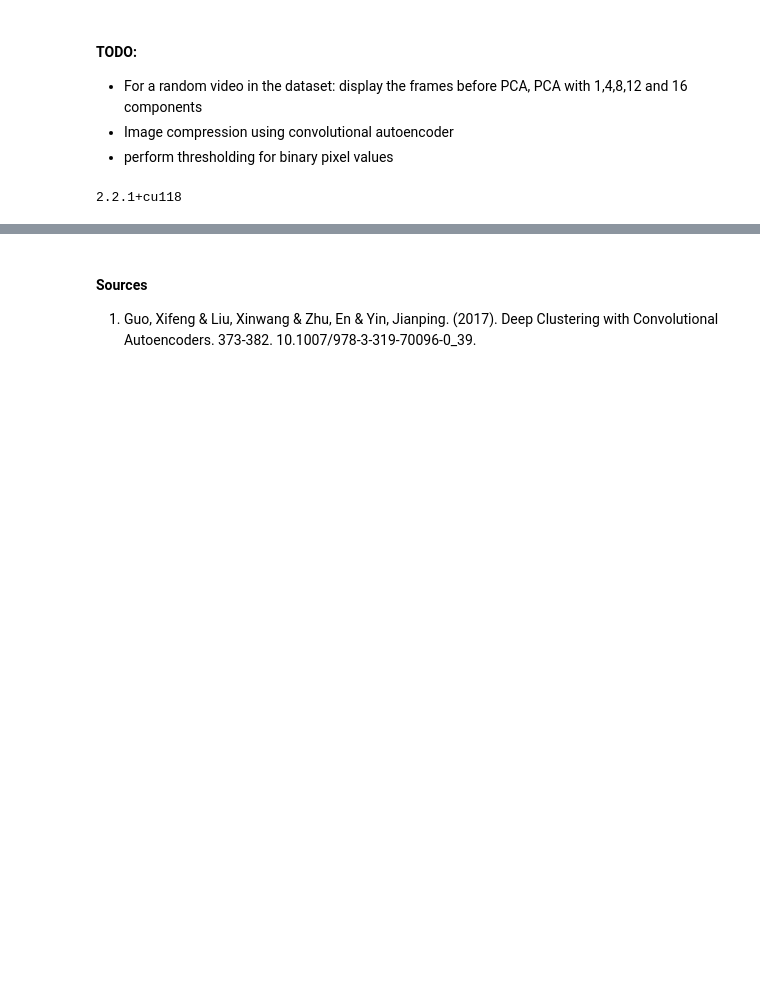
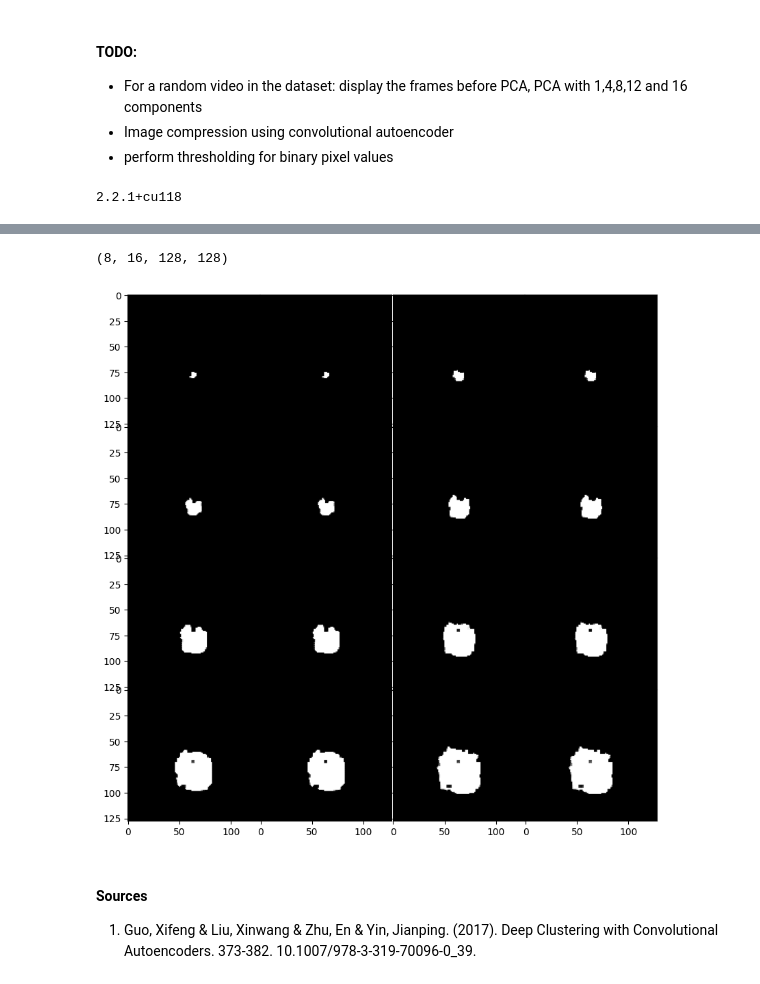
Before and after one commit to Kishok-S-123/Fire_Chimney, a Jupyter notebook: fire_chimney.ipynb, the cells around one changed output, grey strips where cells are left out. Saved outputs shown, nothing was run; the diff lists cells and outputs as text; code cells hidden in the pictures; blank space fills up the shorter version.

```diff
--- a/fire_chimney.ipynb
+++ b/fire_chimney.ipynb
@@ -190,3 +245,11 @@ for epoch in range(no_epochs):
+# %%
+results = torch.squeeze(test_recon,1).cpu().numpy()
+print(results.shape)
+
+display_frames(results[0,:,:,:])
+# %% [output]
+(8, 16, 128, 128)
+[figure, added]
 # %% [markdown]
 #### Sources
 1. Guo, Xifeng & Liu, Xinwang & Zhu, En & Yin, Jianping. (2017). Deep Clustering with Convolutional Autoencoders. 373-382. 10.1007/978-3-319-70096-0_39.
```
Also changed, not shown: parts of 2 cells of this notebook.
